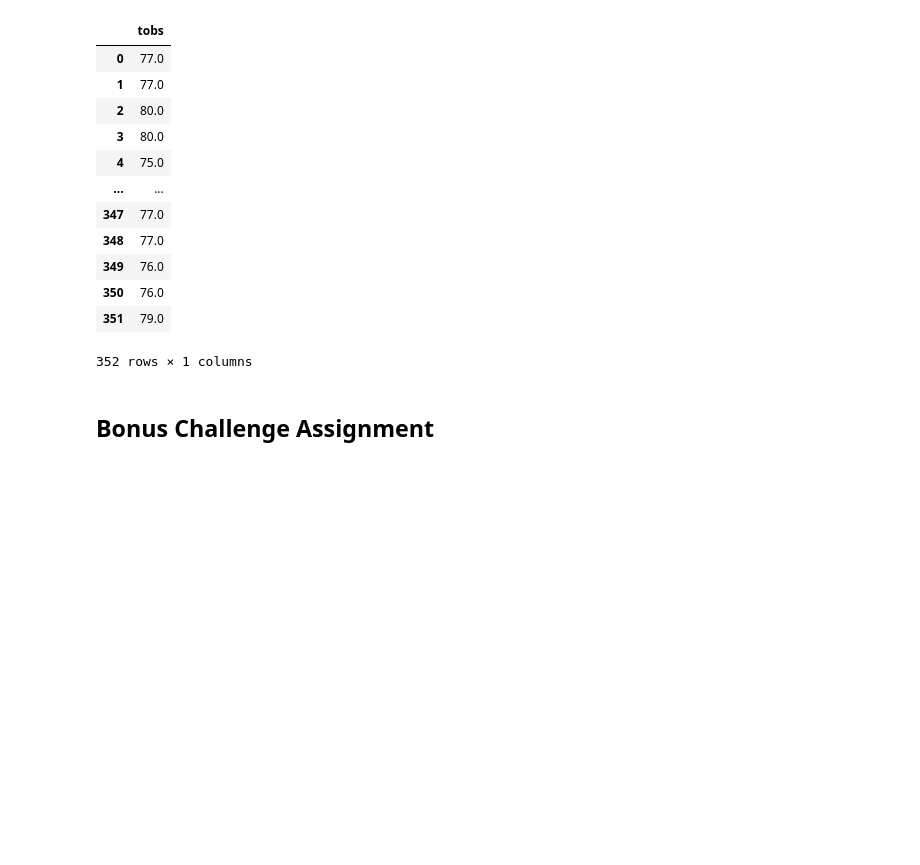
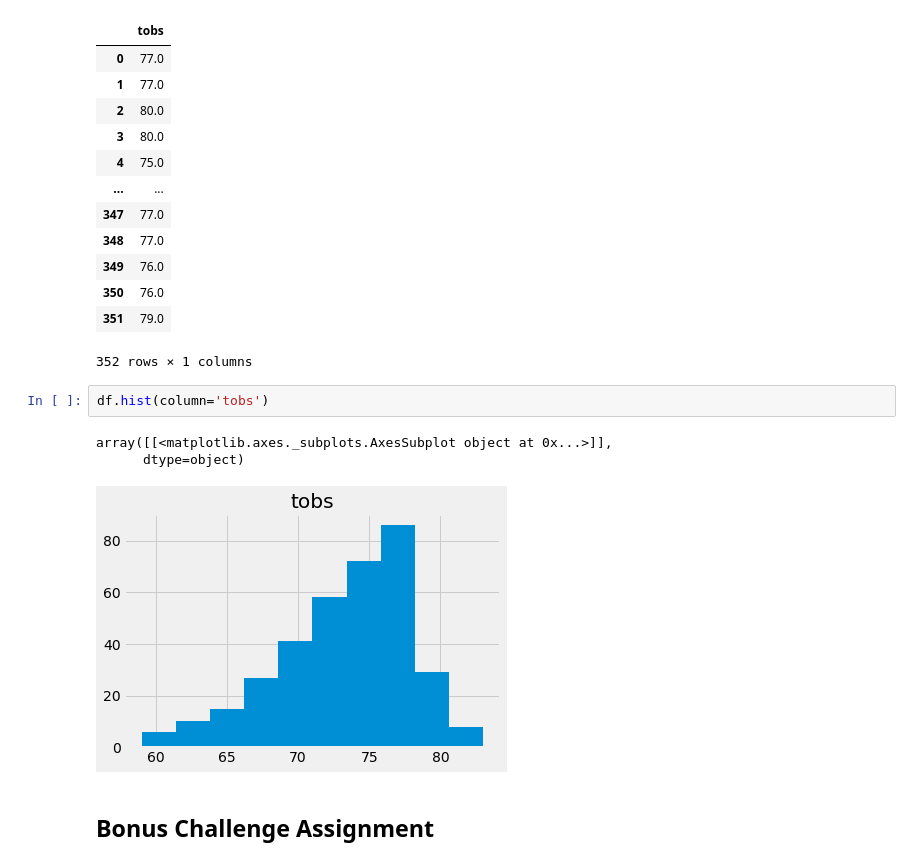
Before and after one commit to crawfordca/SQLAlchemy-Challenge, a Jupyter notebook: climate_starter.ipynb, the cells around one changed output. Drawn from its saved outputs; the diff is of its cells as text; blank space fills up the shorter version.

```diff
--- a/climate_starter.ipynb
+++ b/climate_starter.ipynb
@@ -311,6 +311,12 @@ df
 | 350 | 76.0 |
 | 351 | 79.0 |
 352 rows × 1 columns
+# %%
+df.hist(column='tobs')
+# %% [output]
+array([[<matplotlib.axes._subplots.AxesSubplot object at 0x...>]],
+      dtype=object)
+[figure, added]
 # %% [markdown]
 ## Bonus Challenge Assignment
 # %%
```
